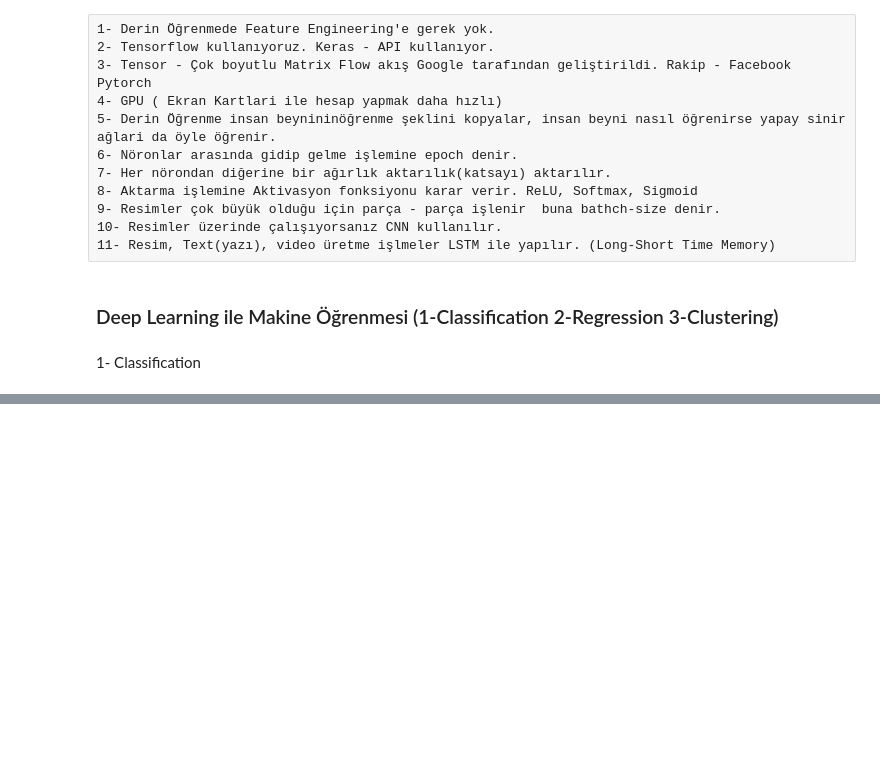
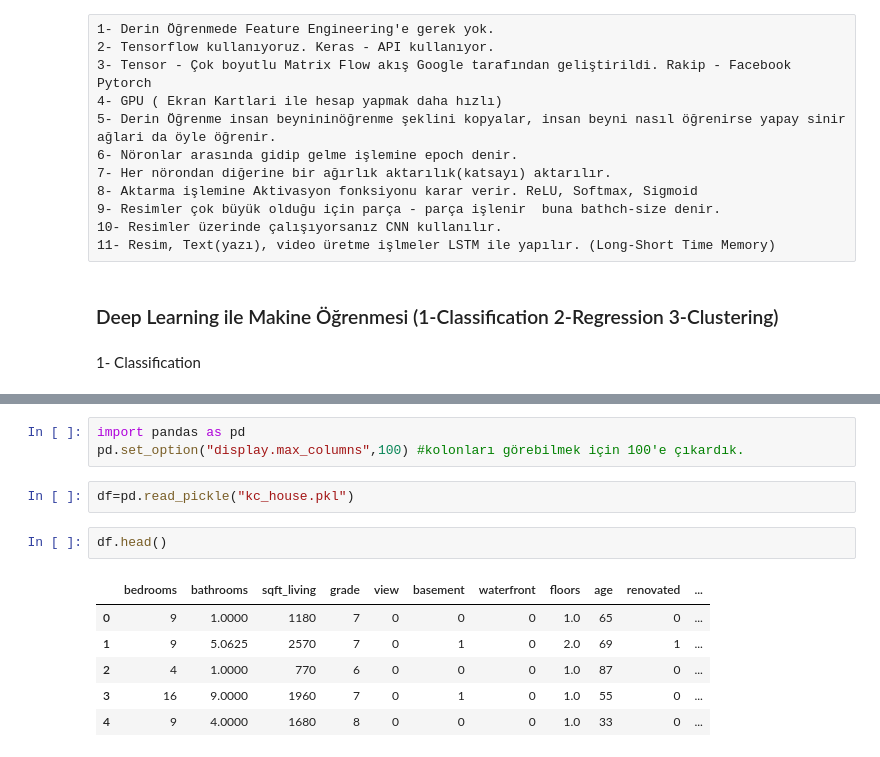
Before and after one commit to betulunver/AIBootcamp, a Jupyter notebook: Day8/DeepLearning.ipynb, the cells around one changed output, grey strips where cells are left out. Saved outputs shown, nothing was run; the diff lists cells and outputs as text; blank space fills up the shorter version.

```diff
--- a/Day8/DeepLearning.ipynb
+++ b/Day8/DeepLearning.ipynb
@@ -64,0 +177,14 @@ Successfully installed absl-py-1.3.0 astunparse-1.6.3 cachetools-5.2.0 flatbuffe
+# %%
+import pandas as pd
+pd.set_option("display.max_columns",100) #kolonları görebilmek için 100'e çıkardık.
+# %%
+df=pd.read_pickle("kc_house.pkl")
+# %%
+df.head()
+# %% [output]
+|  | bedrooms | bathrooms | sqft_living | grade | view | basement | waterfront | floors | age | renovated | ... |
+| 0 | 9 | 1.0000 | 1180 | 7 | 0 | 0 | 0 | 1.0 | 65 | 0 | ... |
+| 1 | 9 | 5.0625 | 2570 | 7 | 0 | 1 | 0 | 2.0 | 69 | 1 | ... |
+| 2 | 4 | 1.0000 | 770 | 6 | 0 | 0 | 0 | 1.0 | 87 | 0 | ... |
+| 3 | 16 | 9.0000 | 1960 | 7 | 0 | 1 | 0 | 1.0 | 55 | 0 | ... |
+| 4 | 9 | 4.0000 | 1680 | 8 | 0 | 0 | 0 | 1.0 | 33 | 0 | ... |
```
Also changed, not shown: parts of 40 cells of this notebook, 4 other files.
